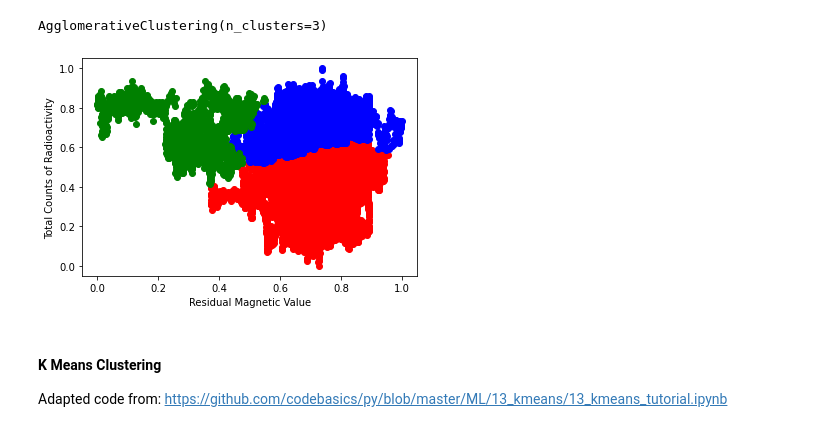
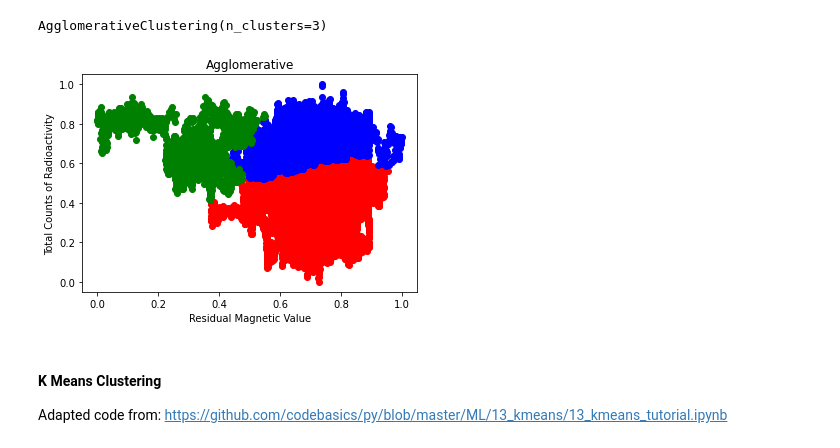
Before and after one commit to malbert131/FRI_Group_4_Project, a Jupyter notebook: main.ipynb, the cells around one changed output. Drawn from its saved outputs; the diff is of its cells as text; code cells hidden in the pictures.

```diff
--- a/main.ipynb
+++ b/main.ipynb
@@ -256,16 +256,17 @@ AgglomerativeClustering(n_clusters=3)
 # %%
 # array stores labels of the data that were assigned by the clustering algorithm
 cluster_labels = clustering_model.labels_
 
 # visualization of cluster using scatter plot
 plt.scatter(agglomerative_data_array[cluster_labels==0, 0], agglomerative_data_array[cluster_labels==0, 1], marker='o', color='red')
 plt.scatter(agglomerative_data_array[cluster_labels==1, 0], agglomerative_data_array[cluster_labels==1, 1], marker='o', color='blue')
 plt.scatter(agglomerative_data_array[cluster_labels==2, 0], agglomerative_data_array[cluster_labels==2, 1], marker='o', color='green')
 plt.xlabel("Residual Magnetic Value")
 plt.ylabel("Total Counts of Radioactivity")
+plt.title("Agglomerative")
 plt.show()
 # %% [output]
-[figure, old version]
+[figure, new version]
 # %% [markdown]
 #### K Means Clustering
 Adapted code from: https://github.com/codebasics/py/blob/master/ML/13_kmeans/13_kmeans_tutorial.ipynb
```
Also changed, not shown: parts of 4 cells of this notebook.
